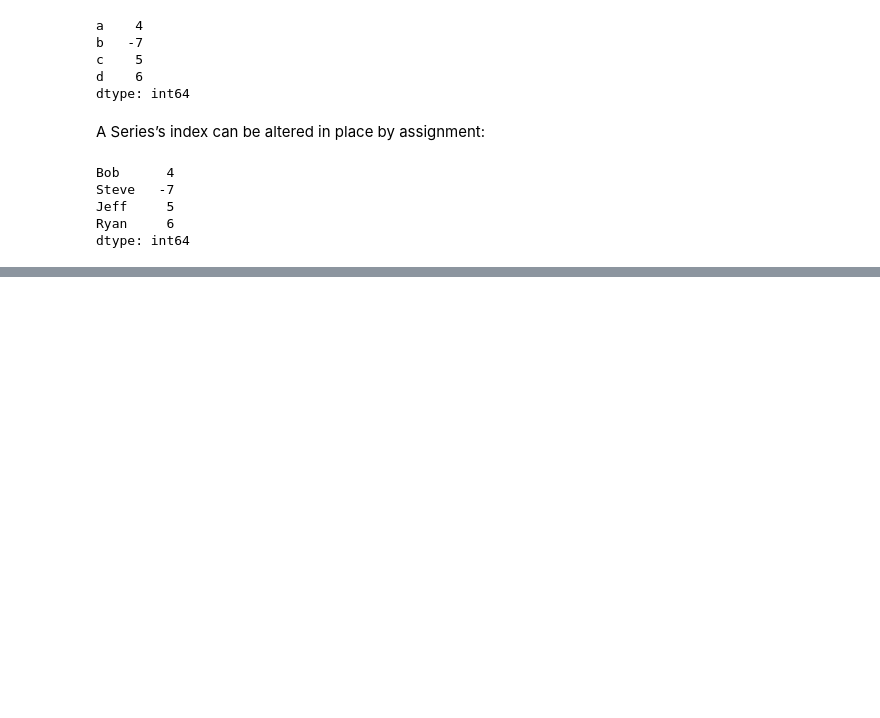
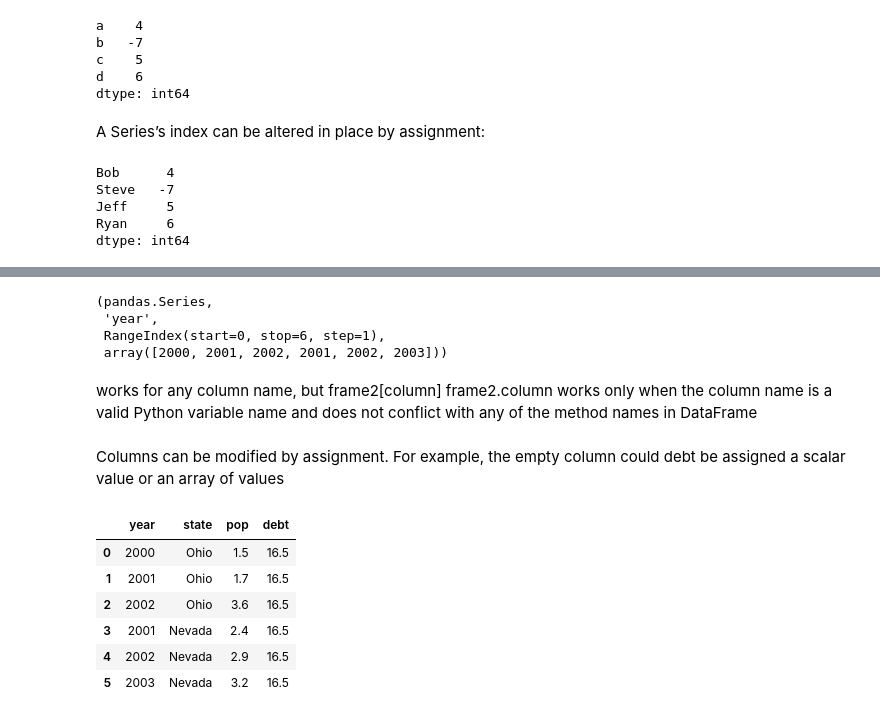
Before and after one commit to navneet-srivastava/python-data-analysis, a Jupyter notebook: pandas_tut.ipynb, the cells around one changed output, grey strips where cells are left out. Drawn from its saved outputs; the diff is of its cells as text; code cells hidden in the pictures; blank space fills up the shorter version.

```diff
--- a/pandas_tut.ipynb
+++ b/pandas_tut.ipynb
@@ -222,0 +311,30 @@ dtype: int64
+# %%
+type(frame2["year"]), frame2["year"].name, frame2["year"].index, frame2["year"].values
+# %% [output]
+(pandas.Series,
+ 'year',
+ RangeIndex(start=0, stop=6, step=1),
+ array([2000, 2001, 2002, 2001, 2002, 2003]))
+# %% [markdown]
+works for any column name, but
+frame2[column]
+frame2.column
+works only when the column name is a valid Python variable name
+and does not conflict with any of the method names in DataFrame
+# %% [markdown]
+Columns can be modified by assignment. For example, the empty
+column could
+debt
+be assigned a scalar value or an array of values
+# %%
+frame2["debt"] = 16.5
+
+frame2
+# %% [output]
+|  | year | state | pop | debt |
+| 0 | 2000 | Ohio | 1.5 | 16.5 |
+| 1 | 2001 | Ohio | 1.7 | 16.5 |
+| 2 | 2002 | Ohio | 3.6 | 16.5 |
+| 3 | 2001 | Nevada | 2.4 | 16.5 |
+| 4 | 2002 | Nevada | 2.9 | 16.5 |
+| 5 | 2003 | Nevada | 3.2 | 16.5 |
```
Also changed, not shown: parts of 25 cells of this notebook.
